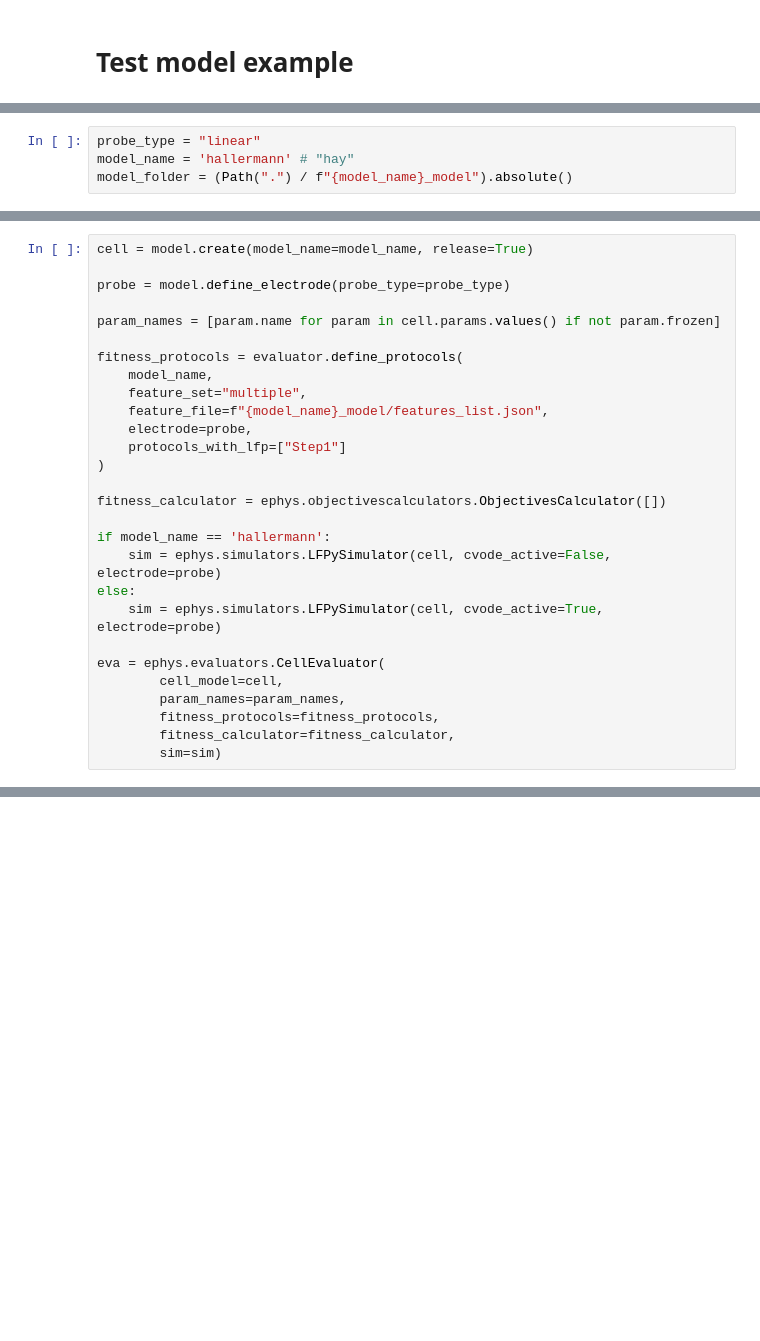
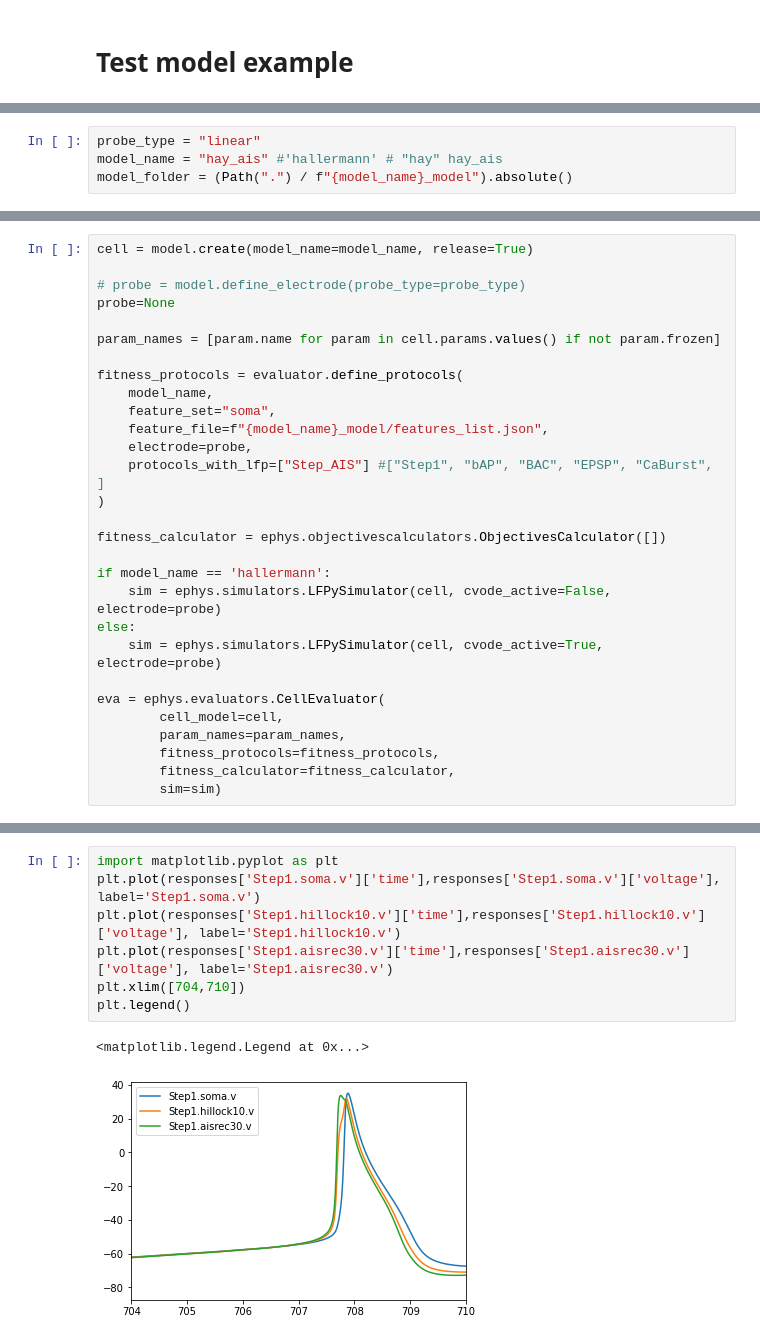
Before and after one commit to alejoe91/multimodalfitting, a Jupyter notebook: models/0-test-models.ipynb, the cells around one changed output, grey strips where cells are left out. Cells and saved outputs as stored; diff of their text form; blank space fills up the shorter version.

Commit message:
test_model_v1

```diff
--- a/models/0-test-models.ipynb
+++ b/models/0-test-models.ipynb
@@ -23,6 +24,6 @@ import plotting
 # %%
 probe_type = "linear"
-model_name = 'hallermann' # "hay"
+model_name = "hay_ais" #'hallermann' # "hay" hay_ais
 model_folder = (Path(".") / f"{model_name}_model").absolute()
 # %%
 # compile model-specific mechanisms
@@ -41,16 +44,17 @@ else:
 # %%
 cell = model.create(model_name=model_name, release=True)
 
-probe = model.define_electrode(probe_type=probe_type)
+# probe = model.define_electrode(probe_type=probe_type)
+probe=None
 
 param_names = [param.name for param in cell.params.values() if not param.frozen]
 
 fitness_protocols = evaluator.define_protocols(
     model_name,
-    feature_set="multiple",
+    feature_set="soma",
     feature_file=f"{model_name}_model/features_list.json",
     electrode=probe,
-    protocols_with_lfp=["Step1"]
+    protocols_with_lfp=["Step_AIS"] #["Step1", "bAP", "BAC", "EPSP", "CaBurst", ]
 )
 
 fitness_calculator = ephys.objectivescalculators.ObjectivesCalculator([])
@@ -79,0 +159,10 @@ plt.plot(responses['Step1.MEA.LFP']["time"], responses['Step1.MEA.LFP']["voltage
+# %%
+import matplotlib.pyplot as plt
+plt.plot(responses['Step1.soma.v']['time'],responses['Step1.soma.v']['voltage'], label='Step1.soma.v')
+plt.plot(responses['Step1.hillock10.v']['time'],responses['Step1.hillock10.v']['voltage'], label='Step1.hillock10.v')
+plt.plot(responses['Step1.aisrec30.v']['time'],responses['Step1.aisrec30.v']['voltage'], label='Step1.aisrec30.v')
+plt.xlim([704,710])
+plt.legend()
+# %% [output]
+<matplotlib.legend.Legend at 0x...>
+[figure, added]
```
Also changed, not shown: parts of 8 cells of this notebook, 35 other files.
